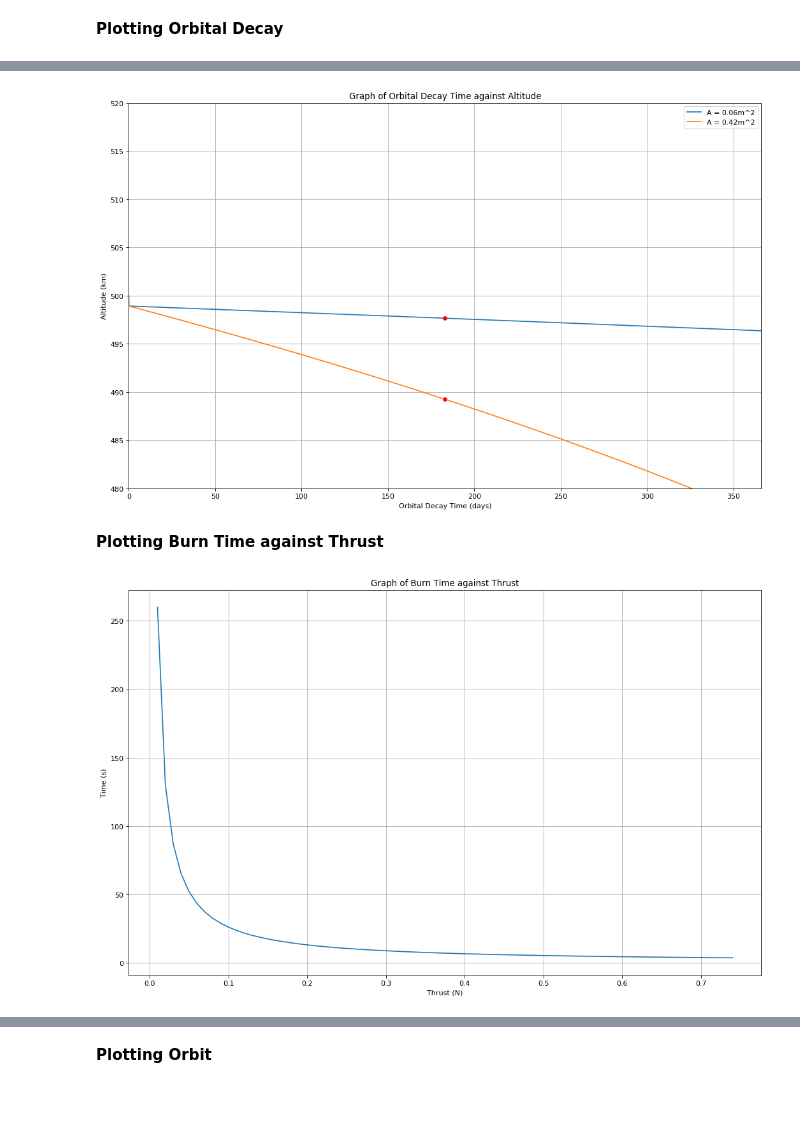
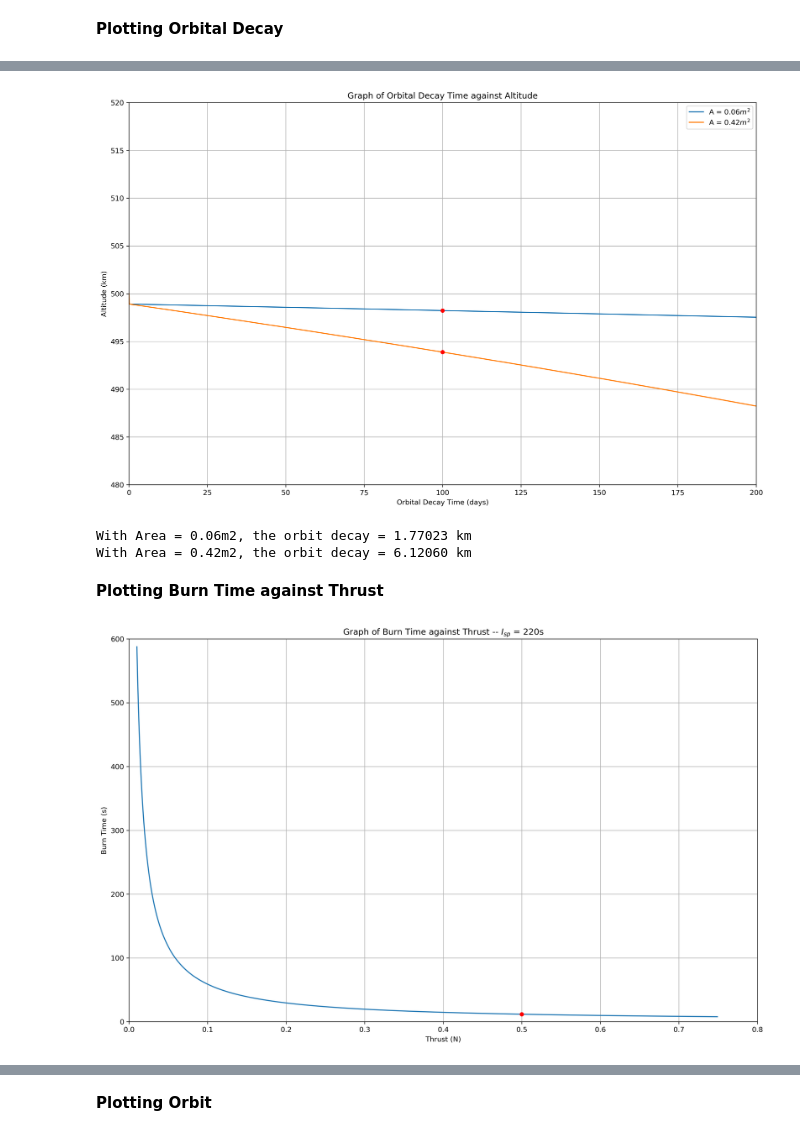
Before and after one commit to dkelsh/conceptual_aerospace_systems_design, a Jupyter notebook: orbitAnalysis.ipynb, the cells around one changed output, grey strips where cells are left out. Saved outputs shown, nothing was run; the diff lists cells and outputs as text; code cells hidden in the pictures; blank space fills up the shorter version.

```diff
--- a/orbitAnalysis.ipynb
+++ b/orbitAnalysis.ipynb
@@ -33,7 +34,7 @@ def roundTen(n):
 # %% [markdown]
 **Orbit Decay Section**
 # %%
-def orbitDecay(H=500, M=6, A=area, F10=70, Ap=10):
+def orbitDecay(H=input_H, M=mass, A=area, F10=70, Ap=10):
 
     time = []
     height = []
@@ -66,5 +67,8 @@ def orbitDecay(H=500, M=6, A=area, F10=70, Ap=10):
 
     return time, height
 # %%
-## Calculate Time, Height for A = 0.06m^2
-time, height = orbitDecay(input_H)
+# Calculate Time, Height for A = 0.06m^2
+time, height = orbitDecay()
+
+# Calculate Time, Height for A = 0.42m^2
+time_dec, height_dec = orbitDecay(input_H, 6, 0.42, 70, 10)
@@ -79,7 +81,8 @@ decay_time = np.array(days)
 decay_height = np.interp(decay_time, time, height)
 decay_height_dec = np.interp(decay_time, time_dec, height_dec)
 # %%
-def deltaV_orbitChange(r1,r2):
+# Function to Calculate ΔV Required to Maintain Orbit
+def deltaV_orbitChange(r1=decay_height,r2=input_H):
 
     r1 *= 1000
     r1 += Re
@@ -99,10 +102,10 @@ The ΔV required is: 1.300m/s
 # %%
-# m0 = I/(I_sp * g)
+# Function to Calculate Burn Time and Mass of Fuel Burned
 
-def burnTime(deltaV, m0, i_sp = 50, thrust = 5e-3):
+# Equation for initial mass of fuel: m0 = I/(I_sp * g)
+def burnTime(deltaV, m0=mass, i_sp = 220, thrust = 500e-3):
     u_e = i_sp * g
-    m_final = m0*math.exp(-deltaV/u_e)
-    mass_burn = (m0-m_final)*1000
+    mass_burn = (m0 - m0*math.exp(-deltaV/u_e))*1000
     burn_time = ((m0 * u_e)/(thrust))*(1 - math.exp(-(deltaV)/(u_e)))
 
     return burn_time, mass_burn
@@ -172,9 +170,9 @@ plt.show()
 # %%
-## Plot of Orbital Decay Time against Altitude
-fig = plt.figure(figsize=(16,10), dpi = 80)
+# Plot of Orbital Decay Time against Altitude
+fig = plt.figure(figsize=(16,10), dpi = 300)
 
-plt.plot(time, height, label='A = 0.06m^2')
-plt.plot(time_dec, height_dec, label='A = 0.42m^2')
+plt.plot(time, height, label='A = $0.06m^2$')
+plt.plot(time_dec, height_dec, label='A = $0.42m^2$')
 
 plt.plot(decay_time,decay_height,'ro', markersize=5)
 plt.plot(decay_time, decay_height_dec, 'ro', markersize=5)
@@ -189,37 +187,50 @@ plt.xlim(0,2*days)
 plt.grid(True)
 plt.legend()
 plt.show()
-
-# fig.savefig('plots/orbit/orbitalDecayTime_Altitude_both.png', bbox_inches='tight')
 # %% [output]
-[figure, old version]
+[figure, new version]
+# %%
+print('With Area = 0.06m2, the orbit decay = {:.5f} km'.format(input_H - decay_height))
+print('With Area = 0.42m2, the orbit decay = {:.5f} km'.format(input_H - decay_height_dec))
+# %% [output]
+With Area = 0.06m2, the orbit decay = 1.77023 km
+With Area = 0.42m2, the orbit decay = 6.12060 km
 # %% [markdown]
 **Plotting Burn Time against Thrust**
 # %%
-## Creates a range of thrust: 0mN to 750mN
-thrust = [x/1e3 for x in range(10,750,10)]
+# Creates a range of thrust: 0mN to 750mN
+thrust = [x/1e3 for x in range(10,750)]
+point_thrust = 0.5
 
 i_sp = 220
 
 tmp_time = []
 tmp_mass_burn = []
 
 for j in thrust:
-    burnTime_req, mass_burn = burnTime(deltaV_req,2,i_sp=i_sp, thrust=j)
+    burnTime_req, mass_burn = burnTime(deltaV_req,6,i_sp=i_sp, thrust=j)
     tmp_time.append(burnTime_req)
 
-## Plot of Burn Time against Thrust
-fig = plt.figure(figsize=(16,10), dpi = 80)
+# Burn time at 0.5N
+point_burnTime_req, point_mass_burn = burnTime(deltaV_req,6,i_sp=i_sp, thrust=0.5)
+
+# Plot of Burn Time against Thrust
+fig = plt.figure(figsize=(16,10), dpi = 300)
+
 plt.plot(thrust, tmp_time)
-plt.title('Graph of Burn Time against Thrust')
+plt.plot(point_thrust, point_burnTime_req,'ro', markersize=5)
+
+plt.title('Graph of Burn Time against Thrust -- $I_{sp}$' + ' = {}s'.format(i_sp))
 plt.xlabel('Thrust (N)')
-plt.ylabel('Time (s)')
+plt.ylabel('Burn Time (s)')
+
+plt.ylim(0,600)
+plt.xlim(0,0.8)
 plt.grid(True)
+
 plt.show()
-
-# fig.savefig('plots/burn/burnTime_thrust.png', bbox_inches='tight')
 # %% [output]
-[figure, old version]
+[figure, new version]
 # %%
 ## Creates a range of i_sp: 50s to 1000s
 thrust = 500E-3
```
Also changed, not shown: parts of 21 cells of this notebook.
